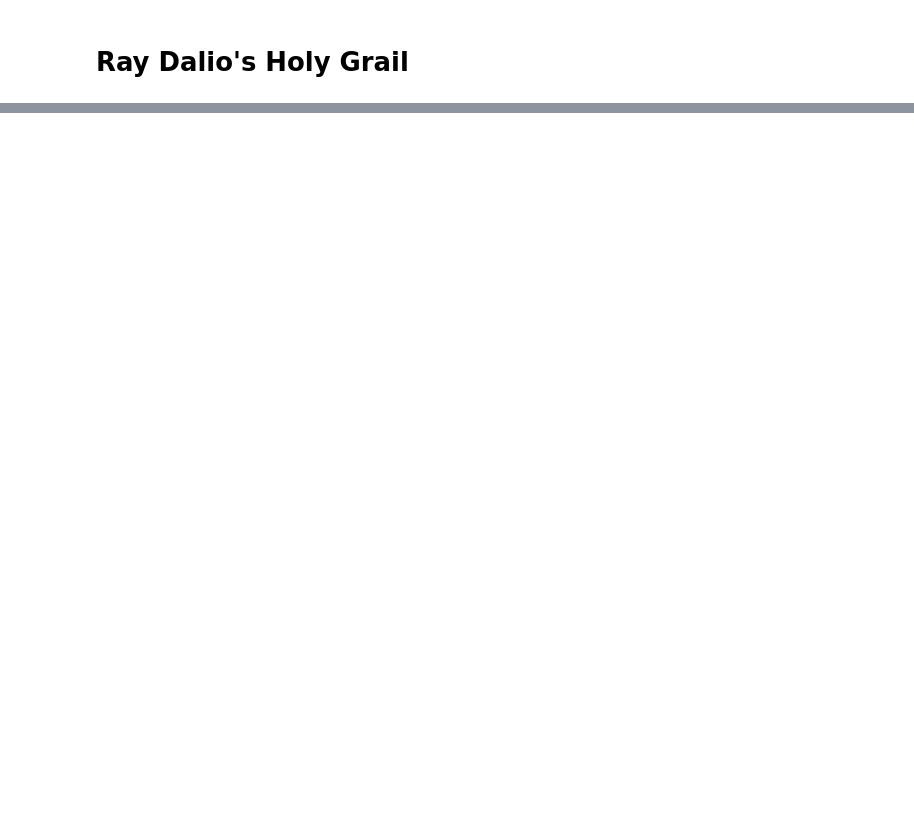
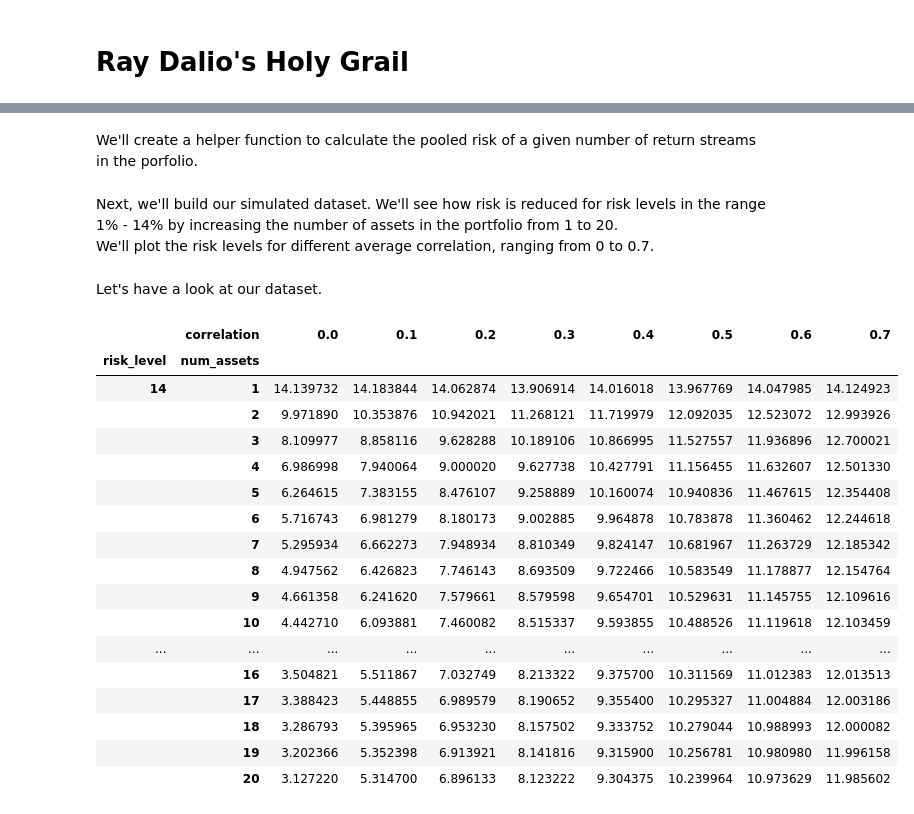
Before and after one commit to lambdaclass/finance_playground, a Jupyter notebook: notebooks/diversification-dalio-holy-grail.ipynb, the cells around one changed output, grey strips where cells are left out. Drawn from its saved outputs; the diff is of its cells as text; code cells hidden in the pictures; blank space fills up the shorter version.

```diff
--- a/notebooks/diversification-dalio-holy-grail.ipynb
+++ b/notebooks/diversification-dalio-holy-grail.ipynb
@@ -33,0 +24,15 @@ def correlated_streams(n, risk, corr):
+# %%
+def correlated_streams(n, mean, risk, corr):
+    """Generates `n` return streams with given average `mean` and `risk`,
+    and with an average correlation level `corr`.
+    """
+    num_samples = 10_000
+    means = np.full(n, mean)
+
+    corr_mat = np.full((n, n), corr, dtype=np.dtype("d"))
+    np.fill_diagonal(corr_mat, 1,)
+    cov_mat = corr_mat * risk**2
+
+    streams = np.random.multivariate_normal(means, cov_mat, size=num_samples)
+
+    return streams.T
@@ -34,3 +61,5 @@ def correlated_streams(n, risk, corr):
+# %% [markdown]
+We'll create a helper function to calculate the pooled risk of a given number of return streams in the porfolio.
 # %%
 def aggregate_risk(return_streams, n):
     """Returns the pooled risk (std) of the `n` first streams
@@ -40,4 +71,7 @@ def aggregate_risk(return_streams, n):
     return aggregate_returns.std()
+# %% [markdown]
+Next, we'll build our simulated dataset. We'll see how risk is reduced for risk levels in the range 1% - 14% by increasing the number of assets in the portfolio from 1 to 20.
+We'll plot the risk levels for different average correlation, ranging from 0 to 0.7.
 # %%
 max_assets = 20
 assets = range(1, max_assets+1)
@@ -55,3 +91,26 @@ for risk in risk_levels:
         simulated_data.loc[(risk, ), round(corr, 1)] = risk_level
 
 simulated_data.columns.names = ["correlation"]
+# %% [markdown]
+Let's have a look at our dataset.
+# %%
+simulated_data.query("risk_level == 14")
+# %% [output]
+|  | correlation | 0.0 | 0.1 | 0.2 | 0.3 | 0.4 | 0.5 | 0.6 | 0.7 |
+| risk_level | num_assets |  |  |  |  |  |  |  |  |
+| 14 | 1 | 14.139732 | 14.183844 | 14.062874 | 13.906914 | 14.016018 | 13.967769 | 14.047985 | 14.124923 |
+|  | 2 | 9.971890 | 10.353876 | 10.942021 | 11.268121 | 11.719979 | 12.092035 | 12.523072 | 12.993926 |
+|  | 3 | 8.109977 | 8.858116 | 9.628288 | 10.189106 | 10.866995 | 11.527557 | 11.936896 | 12.700021 |
+|  | 4 | 6.986998 | 7.940064 | 9.000020 | 9.627738 | 10.427791 | 11.156455 | 11.632607 | 12.501330 |
+|  | 5 | 6.264615 | 7.383155 | 8.476107 | 9.258889 | 10.160074 | 10.940836 | 11.467615 | 12.354408 |
+|  | 6 | 5.716743 | 6.981279 | 8.180173 | 9.002885 | 9.964878 | 10.783878 | 11.360462 | 12.244618 |
+|  | 7 | 5.295934 | 6.662273 | 7.948934 | 8.810349 | 9.824147 | 10.681967 | 11.263729 | 12.185342 |
+|  | 8 | 4.947562 | 6.426823 | 7.746143 | 8.693509 | 9.722466 | 10.583549 | 11.178877 | 12.154764 |
+|  | 9 | 4.661358 | 6.241620 | 7.579661 | 8.579598 | 9.654701 | 10.529631 | 11.145755 | 12.109616 |
+|  | 10 | 4.442710 | 6.093881 | 7.460082 | 8.515337 | 9.593855 | 10.488526 | 11.119618 | 12.103459 |
+| ... | ... | ... | ... | ... | ... | ... | ... | ... | ... |
+|  | 16 | 3.504821 | 5.511867 | 7.032749 | 8.213322 | 9.375700 | 10.311569 | 11.012383 | 12.013513 |
+|  | 17 | 3.388423 | 5.448855 | 6.989579 | 8.190652 | 9.355400 | 10.295327 | 11.004884 | 12.003186 |
+|  | 18 | 3.286793 | 5.395965 | 6.953230 | 8.157502 | 9.333752 | 10.279044 | 10.988993 | 12.000082 |
+|  | 19 | 3.202366 | 5.352398 | 6.913921 | 8.141816 | 9.315900 | 10.256781 | 10.980980 | 11.996158 |
+|  | 20 | 3.127220 | 5.314700 | 6.896133 | 8.123222 | 9.304375 | 10.239964 | 10.973629 | 11.985602 |
```
Also changed, not shown: parts of 22 cells of this notebook.
